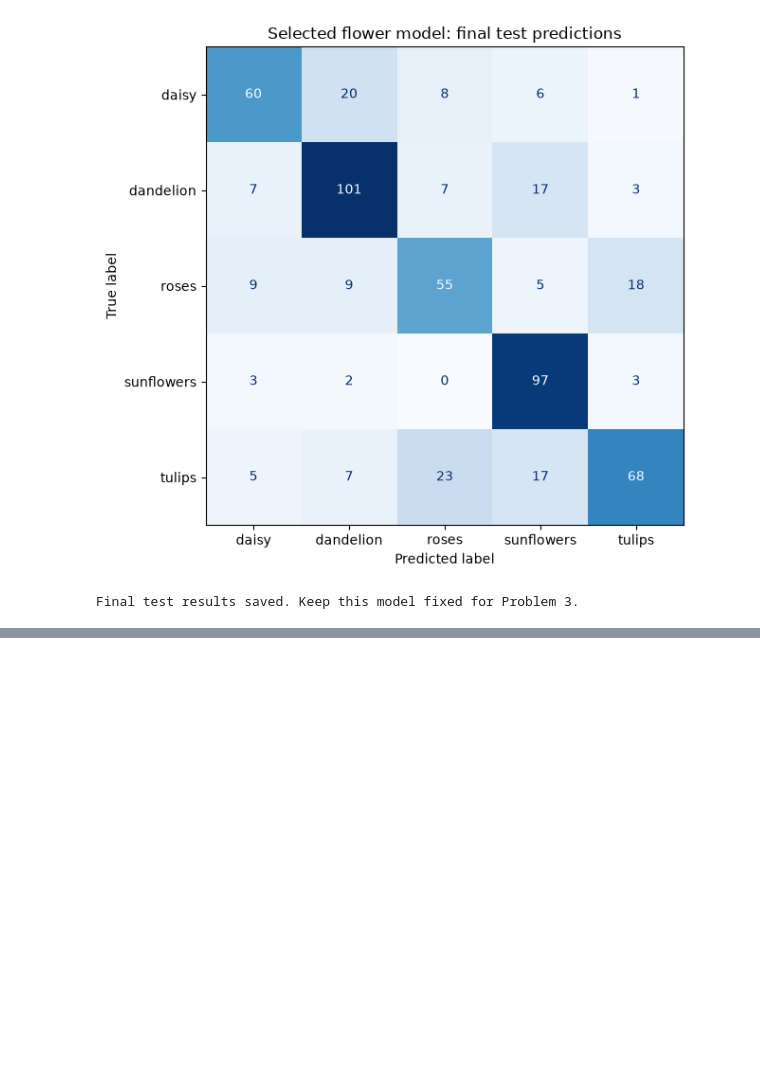
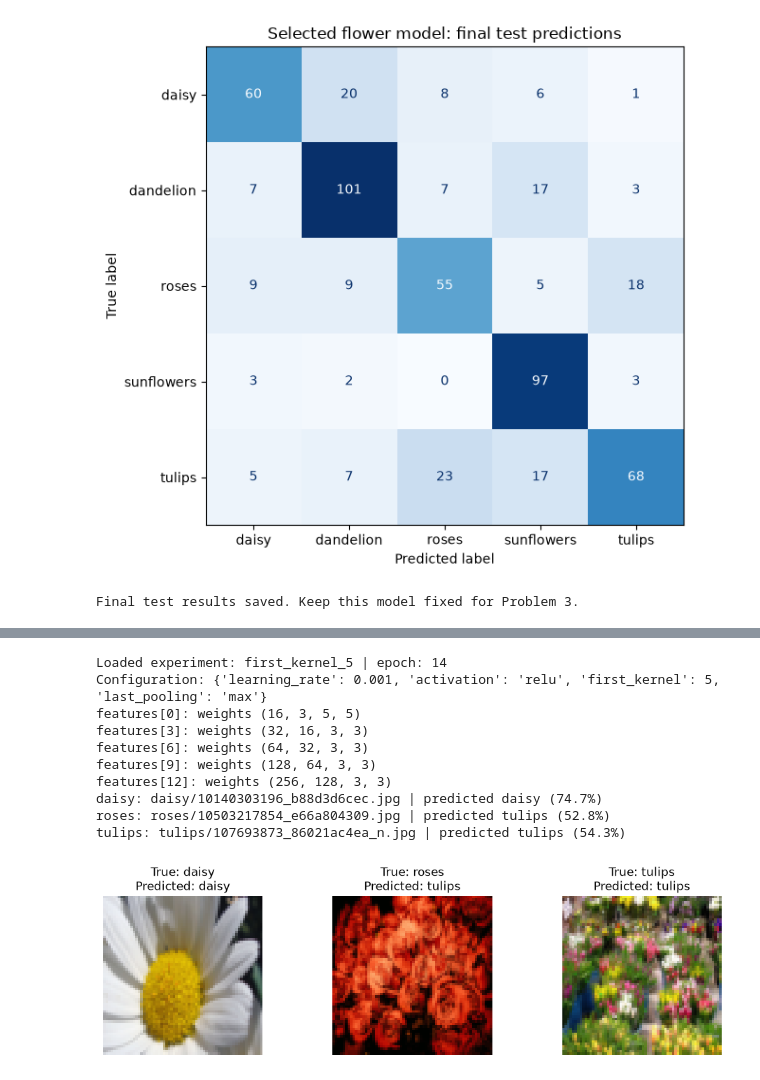
Before and after one commit to schwartzberg/dec04c, a Jupyter notebook: e89-Schwartzberg-Paul-HW04.ipynb, the cells around one changed output, grey strips where cells are left out. Cells and saved outputs as stored; diff of their text form; code cells hidden in the pictures; blank space fills up the shorter version.

Commit message:
Complete flower model visualisations and assignment conclusions

```diff
--- a/e89-Schwartzberg-Paul-HW04.ipynb
+++ b/e89-Schwartzberg-Paul-HW04.ipynb
@@ -1655,0 +1674,70 @@ For Problem 3, the last convolution is `flower_final_model.features[12]`. <br>It
+# %%
+from pathlib import Path
+import json
+import numpy as np
+import matplotlib.pyplot as plt
+from PIL import Image
+import torch
+from torch import nn
+from torchvision import transforms
+
+# Reuse the architecture definitions above, or import them in a fresh kernel.
+if "build_flower_variant" not in globals():
+    from flower_variants import build_flower_variant
+
+p3_checkpoint_path = Path("outputs/flowers/selected_flower_cnn.pth")
+p3_checkpoint = torch.load(p3_checkpoint_path, map_location="cpu", weights_only=True)
+p3_classes = p3_checkpoint["class_names"]
+p3_model = build_flower_variant(p3_checkpoint["config"], len(p3_classes))
+p3_model.load_state_dict(p3_checkpoint["state_dict"], strict=True)
+p3_model.eval()
+p3_model.requires_grad_(False)  # Grad-CAM will track the input instead of parameter gradients.
+p3_output = Path("outputs") / "problem3"
+p3_output.mkdir(parents=True, exist_ok=True)
+p3_transform = transforms.Compose([
+    transforms.Resize((p3_checkpoint["image_size"], p3_checkpoint["image_size"])),
+    transforms.ToTensor(),
+])
+assert sum(isinstance(layer, nn.Conv2d) for layer in p3_model.modules()) == 5
+assert sum(isinstance(layer, nn.Linear) for layer in p3_model.modules()) == 3
+assert isinstance(p3_model.classifier[4], nn.ReLU)
+print("Loaded experiment:", p3_checkpoint["experiment"], "| epoch:", p3_checkpoint["best_epoch"])
+print("Configuration:", p3_checkpoint["config"])
+for index, layer in enumerate(p3_model.features):
+    if isinstance(layer, nn.Conv2d):
+        print(f"features[{index}]: weights {tuple(layer.weight.shape)}")
+
+# Pick the first filename in each chosen class from the saved validation split.
+# Selection does not depend on predictions or how attractive a heatmap looks.
+p3_manifest = json.loads(Path("outputs/flowers/split_manifest.json").read_text())
+p3_photos = {}
+for name in ["daisy", "roses", "tulips"]:
+    relative_path = sorted(s for s in p3_manifest["splits"]["validation"] if Path(s).parts[0] == name)[0]
+    path = Path("data/flower_photos") / relative_path
+    with Image.open(path) as picture:
+        tensor = p3_transform(picture.convert("RGB")).unsqueeze(0)
+    with torch.no_grad():
+        scores = p3_model(tensor)
+        probabilities = scores.softmax(1)[0]
+    predicted = int(probabilities.argmax())
+    p3_photos[name] = {"path": relative_path, "input": tensor, "true_index": p3_classes.index(name),
+                       "predicted_index": predicted, "score": float(probabilities[predicted])}
+    print(f"{name}: {relative_path} | predicted {p3_classes[predicted]} ({float(probabilities[predicted]):.1%})")
+fig, axes = plt.subplots(1, 3, figsize=(10, 3))
+for ax, (name, item) in zip(axes, p3_photos.items()):
+    ax.imshow(item["input"][0].permute(1, 2, 0))
+    ax.set_title(f"True: {name}\nPredicted: {p3_classes[item['predicted_index']]}")
+    ax.axis("off")
+plt.tight_layout();fig.savefig(p3_output / "selected_inputs.png", dpi=120);plt.show()
+# %% [output]
+Loaded experiment: first_kernel_5 | epoch: 14
+Configuration: {'learning_rate': 0.001, 'activation': 'relu', 'first_kernel': 5, 'last_pooling': 'max'}
+features[0]: weights (16, 3, 5, 5)
+features[3]: weights (32, 16, 3, 3)
+features[6]: weights (64, 32, 3, 3)
+features[9]: weights (128, 64, 3, 3)
+features[12]: weights (256, 128, 3, 3)
+daisy: daisy/10140303196_b88d3d6cec.jpg | predicted daisy (74.7%)
+roses: roses/10503217854_e66a804309.jpg | predicted tulips (52.8%)
+tulips: tulips/107693873_86021ac4ea_n.jpg | predicted tulips (54.3%)
+[figure, added]
```
Also changed, not shown: parts of 12 cells of this notebook, 12 other files.
